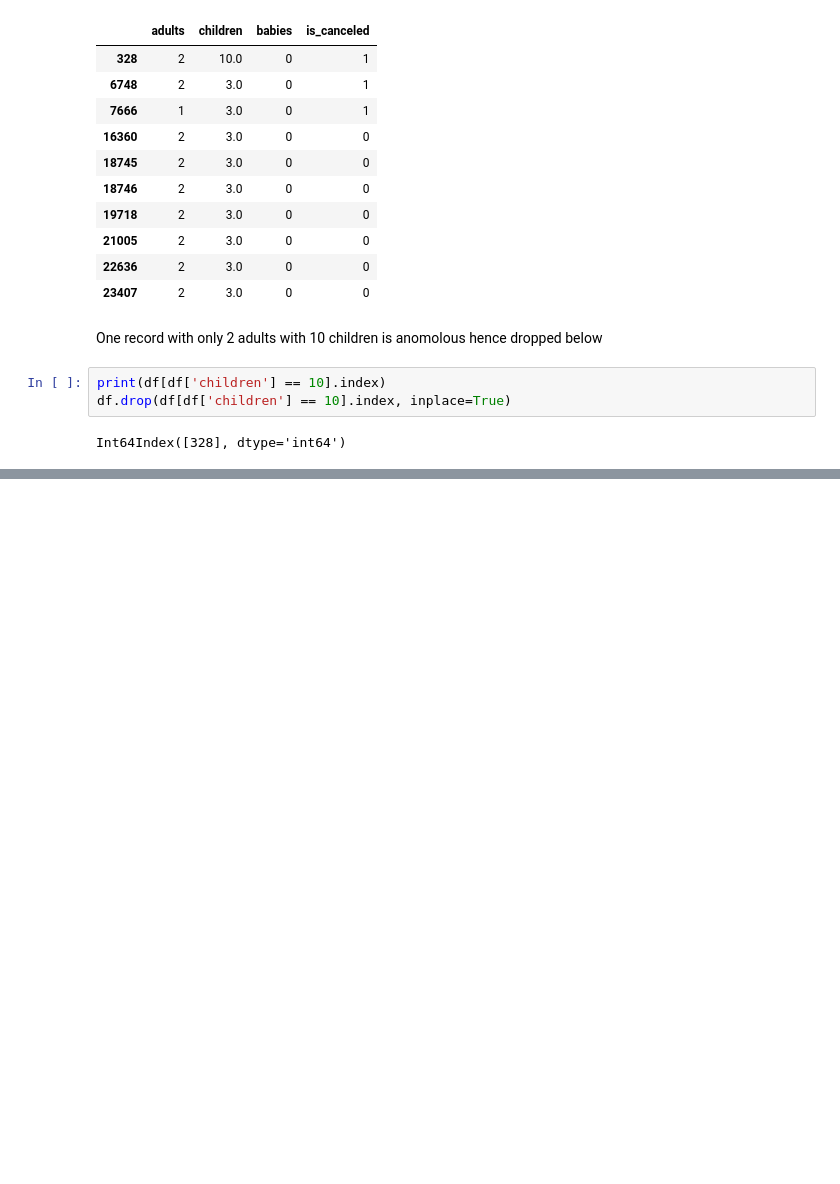
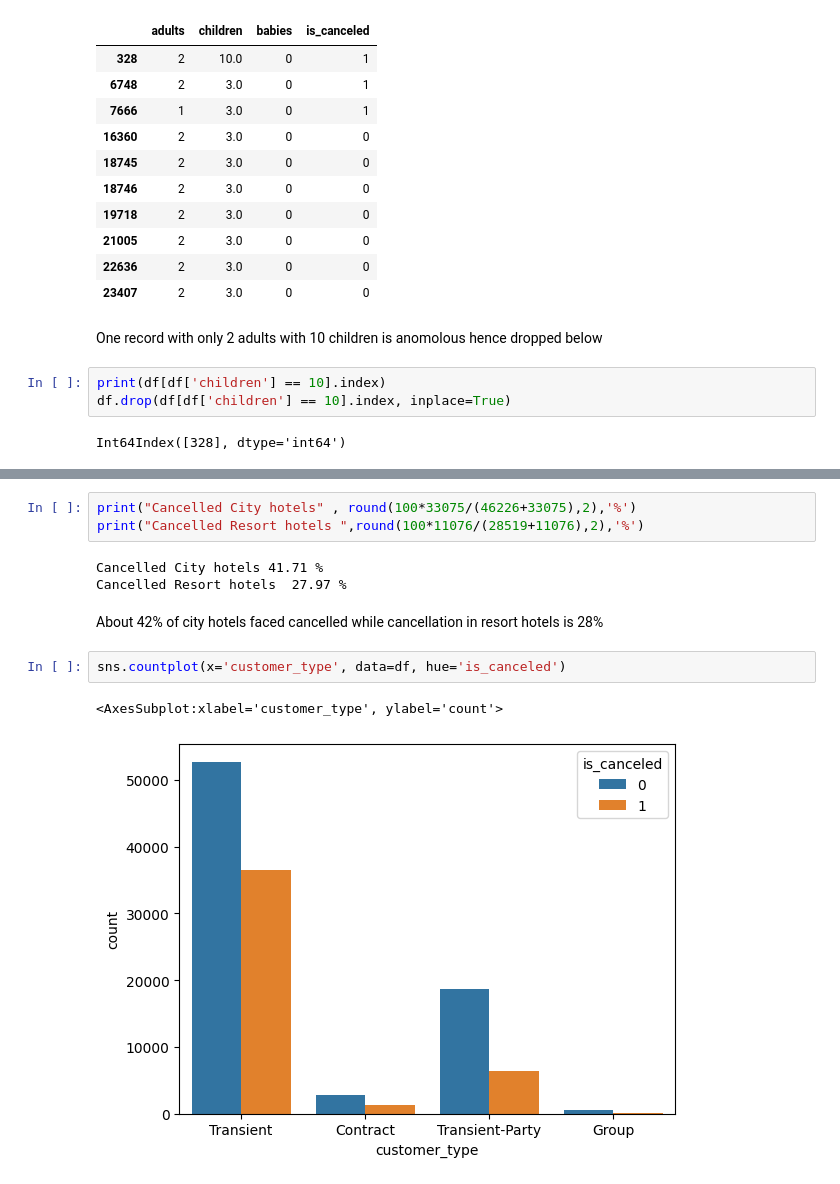
Before and after one commit to coder-jkb/ML-projects, a Jupyter notebook: ANALYSIS/Hotel booking/hotel_booking.ipynb, the cells around one changed output, grey strips where cells are left out. Saved outputs shown, nothing was run; the diff lists cells and outputs as text; blank space fills up the shorter version.

```diff
--- a/ANALYSIS/Hotel booking/hotel_booking.ipynb
+++ b/ANALYSIS/Hotel booking/hotel_booking.ipynb
@@ -211,0 +276,14 @@ Int64Index([328], dtype='int64')
+# %%
+print("Cancelled City hotels" , round(100*33075/(46226+33075),2),'%')
+print("Cancelled Resort hotels ",round(100*11076/(28519+11076),2),'%')
+# %% [output]
+Cancelled City hotels 41.71 %
+Cancelled Resort hotels  27.97 %
+# %% [markdown]
+About 42% of city hotels faced cancelled while
+cancellation in resort hotels is 28%
+# %%
+sns.countplot(x='customer_type', data=df, hue='is_canceled')
+# %% [output]
+<AxesSubplot:xlabel='customer_type', ylabel='count'>
+[figure, added]
```
Also changed, not shown: parts of 23 cells of this notebook.
